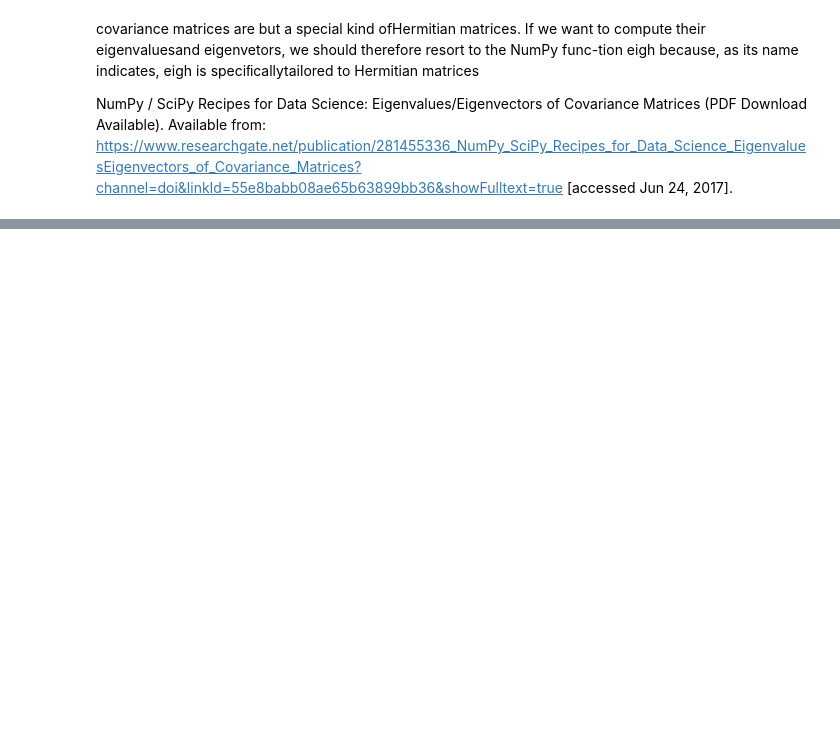
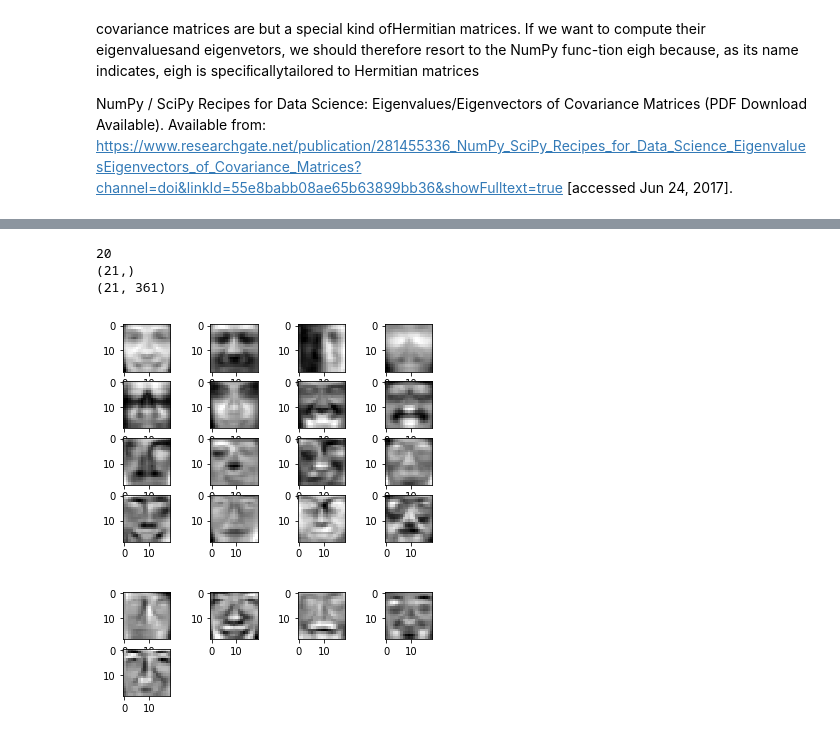
Before and after one commit to omartrinidad/image_processing, a Jupyter notebook: project_02/eigenface.ipynb, the cells around one changed output, grey strips where cells are left out. Drawn from its saved outputs; the diff is of its cells as text; code cells hidden in the pictures; blank space fills up the shorter version.

```diff
--- a/project_02/eigenface.ipynb
+++ b/project_02/eigenface.ipynb
@@ -48,15 +24,19 @@ print(testSetIndex.size)
 # %%
-x_train = np.empty([trainSetIndex.size, 19*19])
+'''
+randomly select 90% of these images and collect them into a set Xtrain; collect the remaining 10% into a set Xtest
+'''
+
+x_train = np.zeros((trainSetIndex.size, 19*19))
 for idx, val in enumerate(trainSetIndex):
     filename = 'cbcl-faces/face' + format(val, '05d') + '.pgm'
-    x_train[idx] = readImage(filename).ravel()
+    x_train[idx] = readImage(filename).flatten()
 
 print (x_train.shape)
 
-x_test = np.empty([testSetIndex.size, 19*19])
+x_test = np.zeros((testSetIndex.size, 19*19))
 for idx, val in enumerate(testSetIndex):
     filename = 'cbcl-faces/face' + format(val, '05d') + '.pgm'
-    x_test[idx] = readImage(filename).ravel()
+    x_test[idx] = readImage(filename).flatten()
 
 print(x_test.shape)
 # %% [output]
@@ -170,0 +97,35 @@ print (np.subtract(x1, x2))
+# %%
+'''
+determine the smallest eigenvalue Lk s.t. sum is 90% of total
+'''
+evalshTotal = np.sum(evalsh)
+partialSum = 0
+k = 0
+for idx, val in enumerate(evalsh):
+    partialSum += val
+    if (partialSum/evalshTotal >= 0.9):
+        k = idx
+        break
+print (k)
+evalsh_k = evalsh[:k+1]
+evectsh_k = evectsh.T[:k+1]
+print (evalsh_k.shape)
+print (evectsh_k.shape)
+# %% [output]
+20
+(21,)
+(21, 361)
+# %%
+'''
+visualize first K eigenvectors
+'''
+for i in range(len(evectsh_k)):
+    if (i % 16 == 0) :
+        plt.figure()
+    plt.subplot(4, 4, (i%16)+1)
+    plt.imshow(evectsh_k[i].reshape((19,19)), cmap='gray')
+
+plt.show()
+# %% [output]
+[figure, added]
+[figure, added]
```
Also changed, not shown: parts of 16 cells of this notebook.
